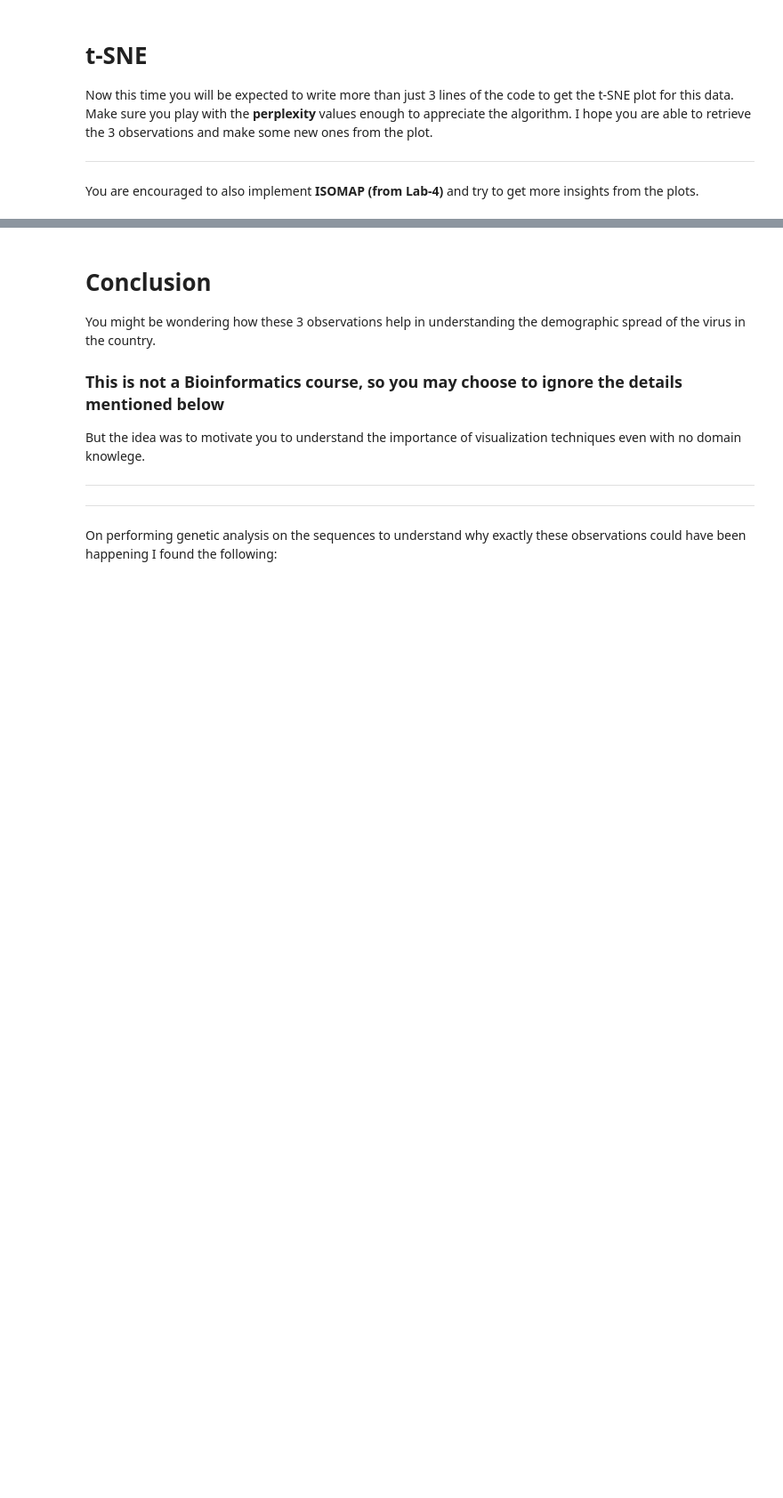
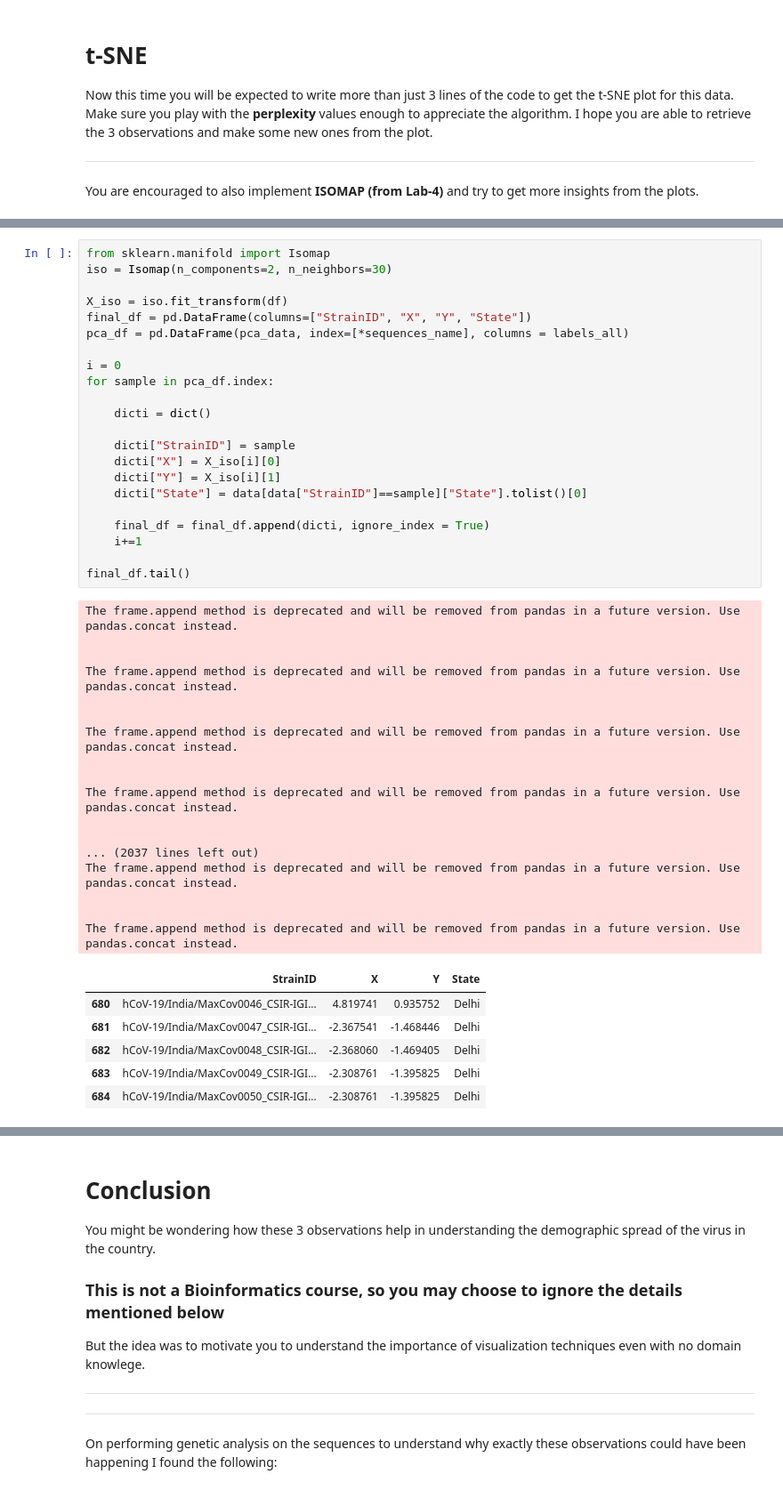
Before and after one commit to chaithra3007/IIITH_AIML, a Jupyter notebook: AIML_Project_Module_2.ipynb, the cells around one changed output, grey strips where cells are left out. Shown at 89% size. Cells and saved outputs as stored; diff of their text form; blank space fills up the shorter version.

```diff
--- a/AIML_Project_Module_2.ipynb
+++ b/AIML_Project_Module_2.ipynb
@@ -464,0 +583,46 @@ You are encouraged to also implement **ISOMAP (from Lab-4)** and try to get more
+# %%
+from sklearn.manifold import Isomap
+iso = Isomap(n_components=2, n_neighbors=30)
+
+X_iso = iso.fit_transform(df)
+final_df = pd.DataFrame(columns=["StrainID", "X", "Y", "State"])
+pca_df = pd.DataFrame(pca_data, index=[*sequences_name], columns = labels_all)
+
+i = 0
+for sample in pca_df.index:
+
+    dicti = dict()
+
+    dicti["StrainID"] = sample
+    dicti["X"] = X_iso[i][0]
+    dicti["Y"] = X_iso[i][1]
+    dicti["State"] = data[data["StrainID"]==sample]["State"].tolist()[0]
+
+    final_df = final_df.append(dicti, ignore_index = True)
+    i+=1
+
+final_df.tail()
+# %% [output]
+The frame.append method is deprecated and will be removed from pandas in a future version. Use pandas.concat instead.
+
+
+The frame.append method is deprecated and will be removed from pandas in a future version. Use pandas.concat instead.
+
+
+The frame.append method is deprecated and will be removed from pandas in a future version. Use pandas.concat instead.
+
+
+The frame.append method is deprecated and will be removed from pandas in a future version. Use pandas.concat instead.
+
+
+... (2037 lines left out)
+The frame.append method is deprecated and will be removed from pandas in a future version. Use pandas.concat instead.
+
+
+The frame.append method is deprecated and will be removed from pandas in a future version. Use pandas.concat instead.
+|  | StrainID | X | Y | State |
+| 680 | hCoV-19/India/MaxCov0046_CSIR-IGI... | 4.819741 | 0.935752 | Delhi |
+| 681 | hCoV-19/India/MaxCov0047_CSIR-IGI... | -2.367541 | -1.468446 | Delhi |
+| 682 | hCoV-19/India/MaxCov0048_CSIR-IGI... | -2.368060 | -1.469405 | Delhi |
+| 683 | hCoV-19/India/MaxCov0049_CSIR-IGI... | -2.308761 | -1.395825 | Delhi |
+| 684 | hCoV-19/India/MaxCov0050_CSIR-IGI... | -2.308761 | -1.395825 | Delhi |
```
Also changed, not shown: parts of 10 cells of this notebook.
